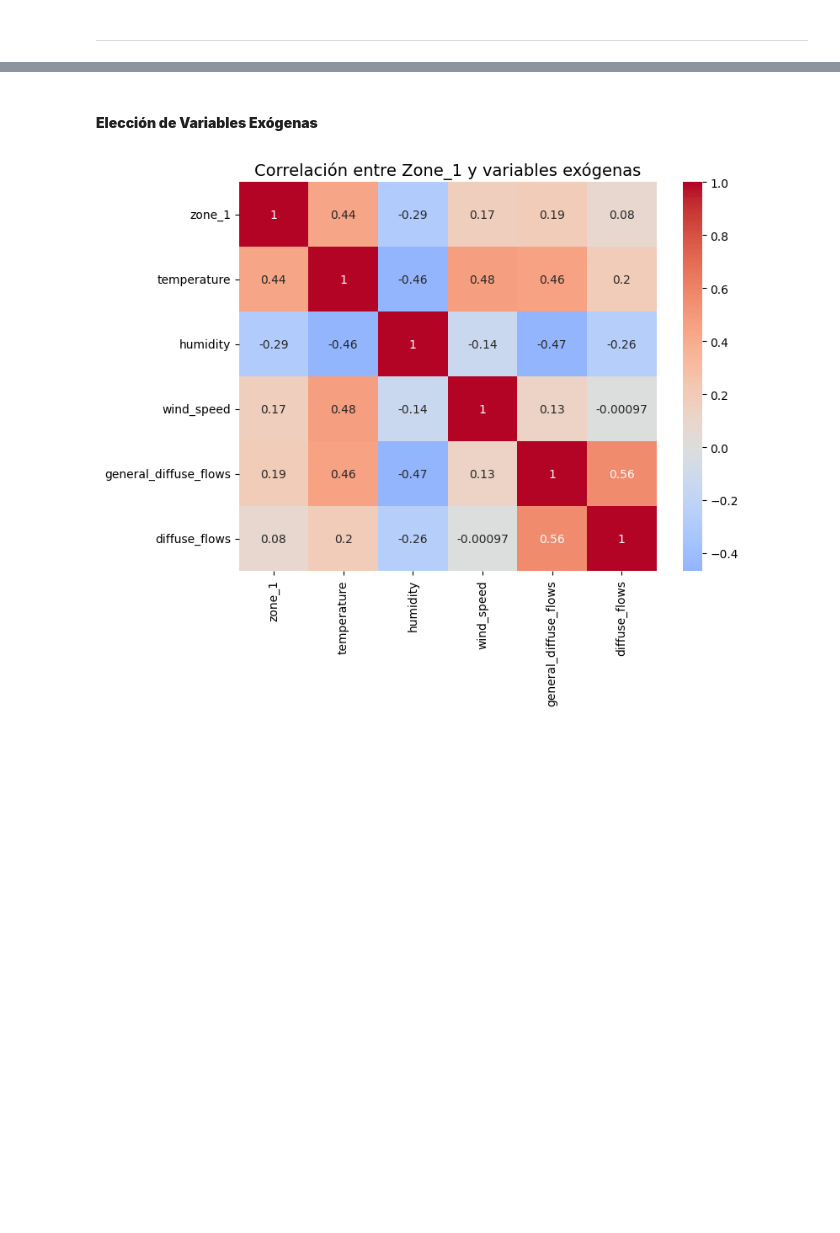
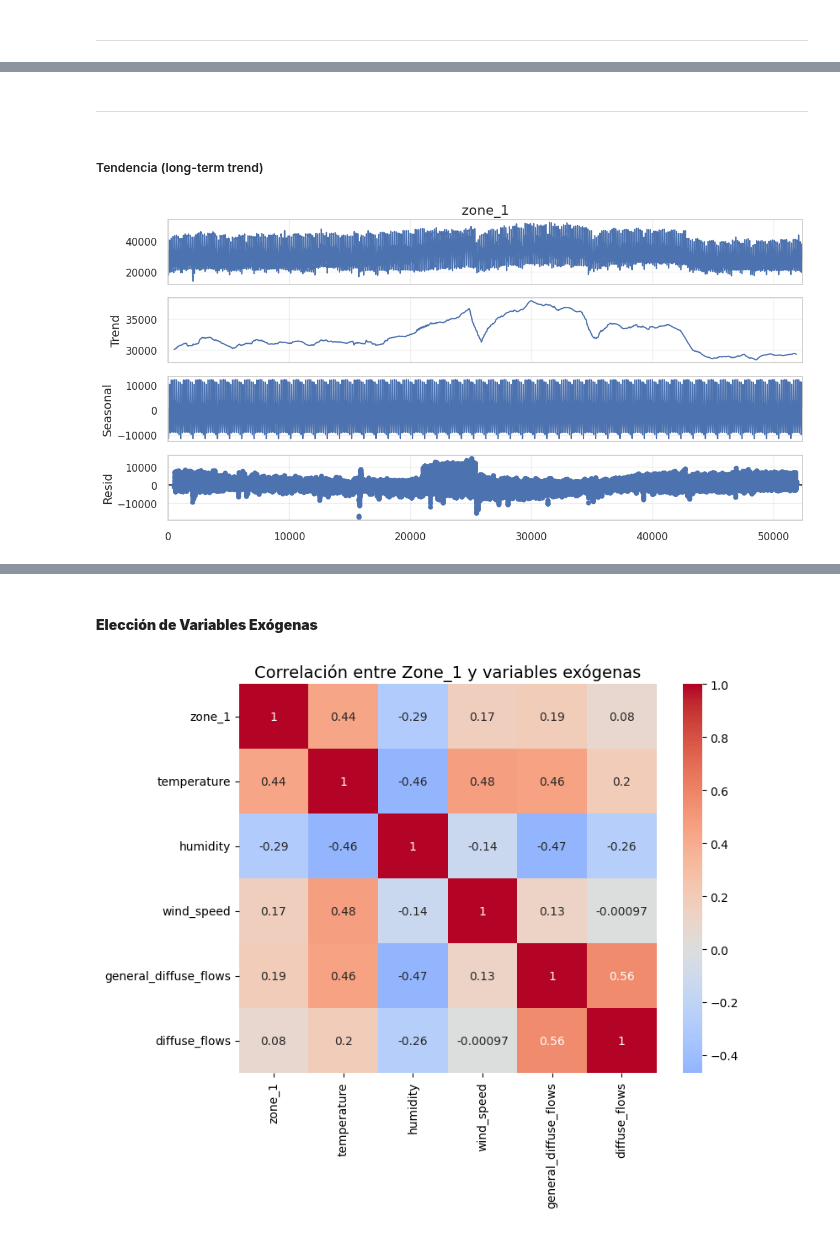
Before and after one commit to DCajiao/Time-series-forecast-of-energy-consumption-in-Tetouan-City, a Jupyter notebook: notebooks/00_EDA.ipynb, the cells around one changed output, grey strips where cells are left out. Drawn from its saved outputs; the diff is of its cells as text; code cells hidden in the pictures; blank space fills up the shorter version.

```diff
--- a/notebooks/00_EDA.ipynb
+++ b/notebooks/00_EDA.ipynb
@@ -171,0 +208,14 @@ Por lo anterior, se concluye que la **zona seleccionada para el análisis predic
+# %% [markdown]
+---
+# %% [markdown]
+##### Tendencia (long-term trend)
+# %%
+decompose_result = seasonal_decompose(
+    df['zone_1'],
+    model='additive',
+    period=24*6*7  # 24h * 6 (10 min interval) * 7 días ~ ciclo semanal
+)
+decompose_result.plot()
+plt.show()
+# %% [output]
+[figure, added]
```
Also changed, not shown: parts of 14 cells of this notebook.
